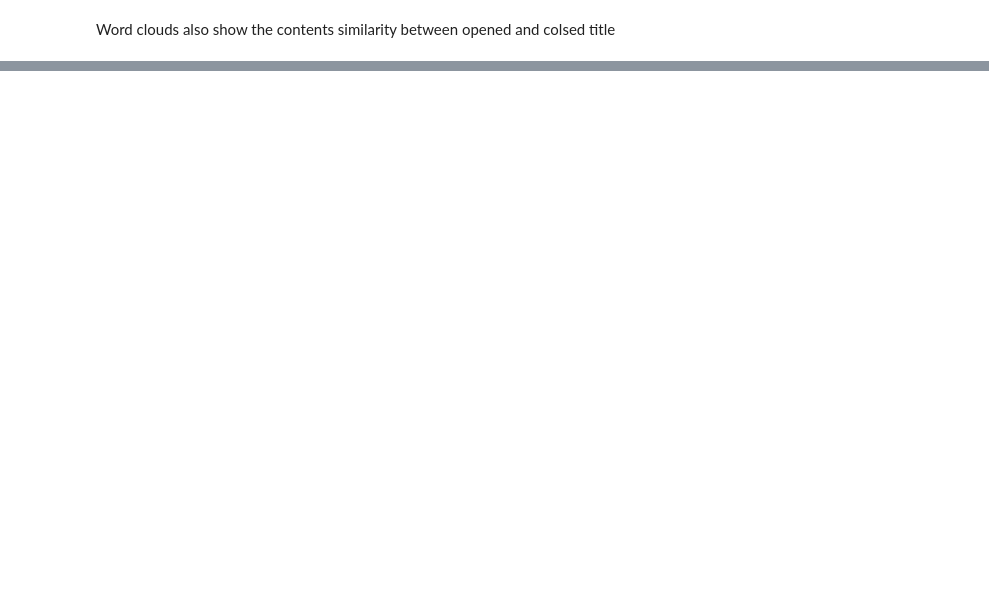
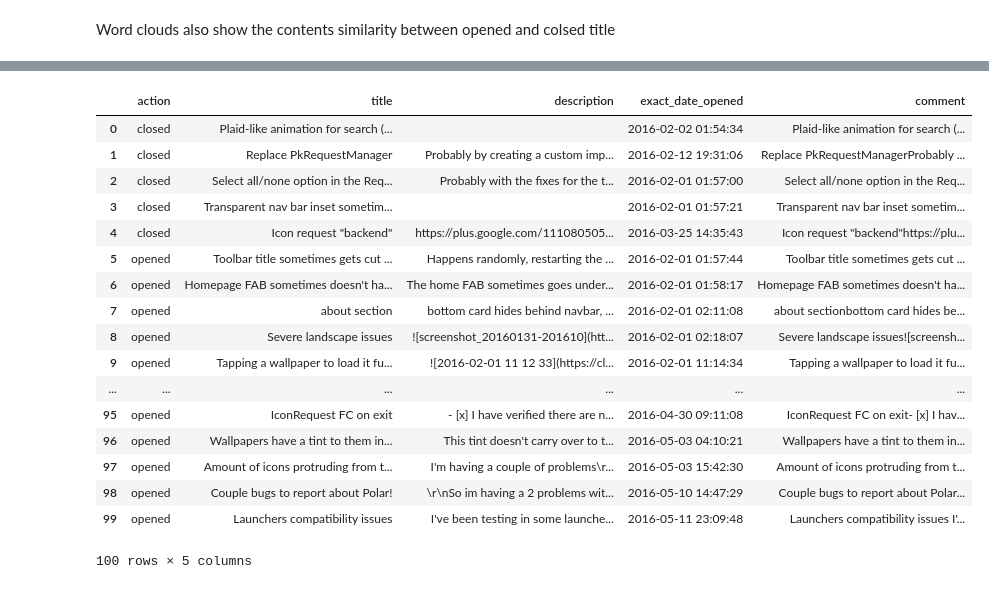
Before and after one commit to nicholas-alonzo/GitHub-Repo-Analysis, a Jupyter notebook: Event-Exploration_ql.ipynb, the cells around one changed output, grey strips where cells are left out. Cells and saved outputs as stored; diff of their text form; code cells hidden in the pictures; blank space fills up the shorter version.

```diff
--- a/Event-Exploration_ql.ipynb
+++ b/Event-Exploration_ql.ipynb
@@ -362,0 +491,21 @@ Word clouds also show the contents similarity between opened and colsed title
+# %%
+issue_comments_2.head(100)
+# %% [output]
+|  | action | title | description | exact_date_opened | comment |
+| 0 | closed | Plaid-like animation for search (... |  | 2016-02-02 01:54:34 | Plaid-like animation for search (... |
+| 1 | closed | Replace PkRequestManager | Probably by creating a custom imp... | 2016-02-12 19:31:06 | Replace PkRequestManagerProbably ... |
+| 2 | closed | Select all/none option in the Req... | Probably with the fixes for the t... | 2016-02-01 01:57:00 | Select all/none option in the Req... |
+| 3 | closed | Transparent nav bar inset sometim... |  | 2016-02-01 01:57:21 | Transparent nav bar inset sometim... |
+| 4 | closed | Icon request "backend" | https://plus.google.com/111080505... | 2016-03-25 14:35:43 | Icon request "backend"https://plu... |
+| 5 | opened | Toolbar title sometimes gets cut ... | Happens randomly, restarting the ... | 2016-02-01 01:57:44 | Toolbar title sometimes gets cut ... |
+| 6 | opened | Homepage FAB sometimes doesn't ha... | The home FAB sometimes goes under... | 2016-02-01 01:58:17 | Homepage FAB sometimes doesn't ha... |
+| 7 | opened | about section | bottom card hides behind navbar, ... | 2016-02-01 02:11:08 | about sectionbottom card hides be... |
+| 8 | opened | Severe landscape issues | ![screenshot_20160131-201610](htt... | 2016-02-01 02:18:07 | Severe landscape issues![screensh... |
+| 9 | opened | Tapping a wallpaper to load it fu... | ![2016-02-01 11 12 33](https://cl... | 2016-02-01 11:14:34 | Tapping a wallpaper to load it fu... |
+| ... | ... | ... | ... | ... | ... |
+| 95 | opened | IconRequest FC on exit | - [x] I have verified there are n... | 2016-04-30 09:11:08 | IconRequest FC on exit- [x] I hav... |
+| 96 | opened | Wallpapers have a tint to them in... | This tint doesn't carry over to t... | 2016-05-03 04:10:21 | Wallpapers have a tint to them in... |
+| 97 | opened | Amount of icons protruding from t... | I'm having a couple of problems\r... | 2016-05-03 15:42:30 | Amount of icons protruding from t... |
+| 98 | opened | Couple bugs to report about Polar! | \r\nSo im having a 2 problems wit... | 2016-05-10 14:47:29 | Couple bugs to report about Polar... |
+| 99 | opened | Launchers compatibility issues | I've been testing in some launche... | 2016-05-11 23:09:48 | Launchers compatibility issues I'... |
+100 rows × 5 columns
```
Also changed, not shown: parts of 21 cells of this notebook.
